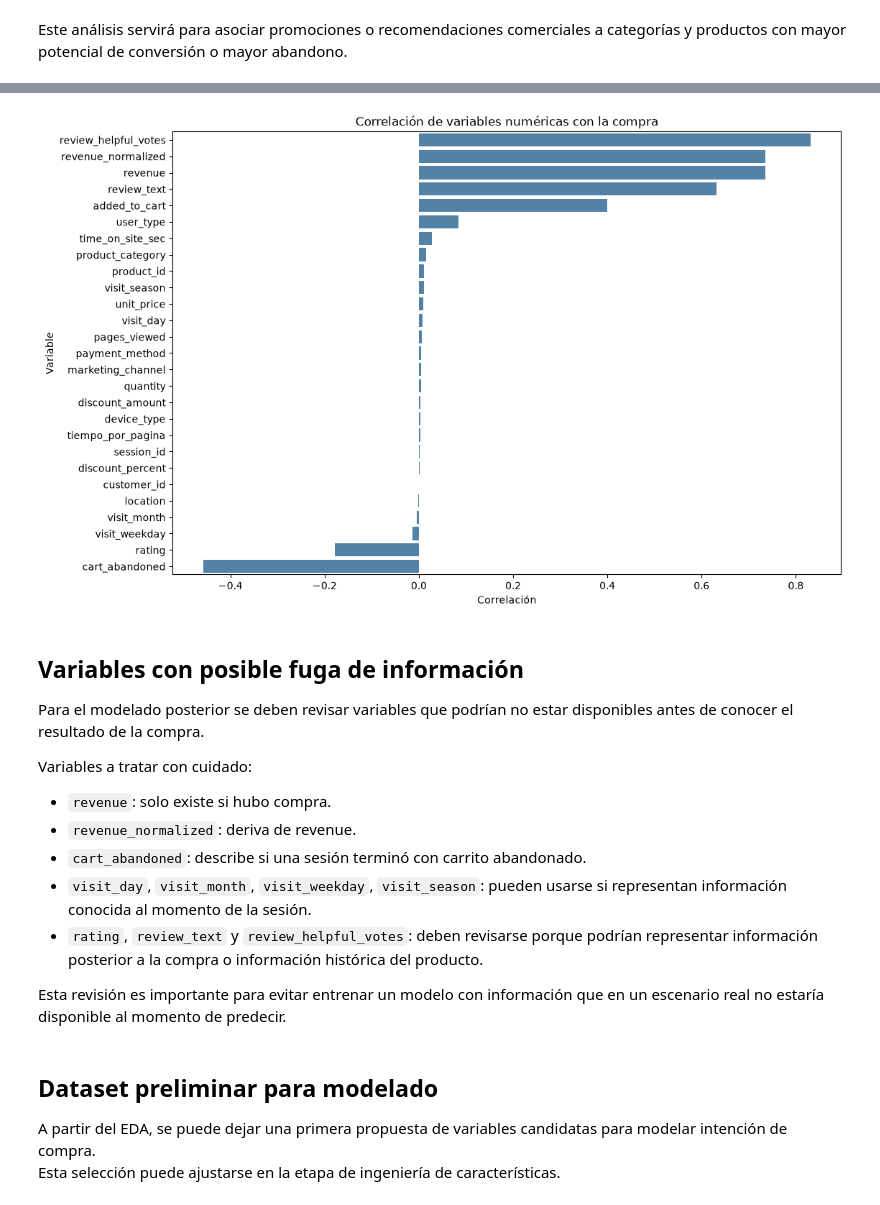
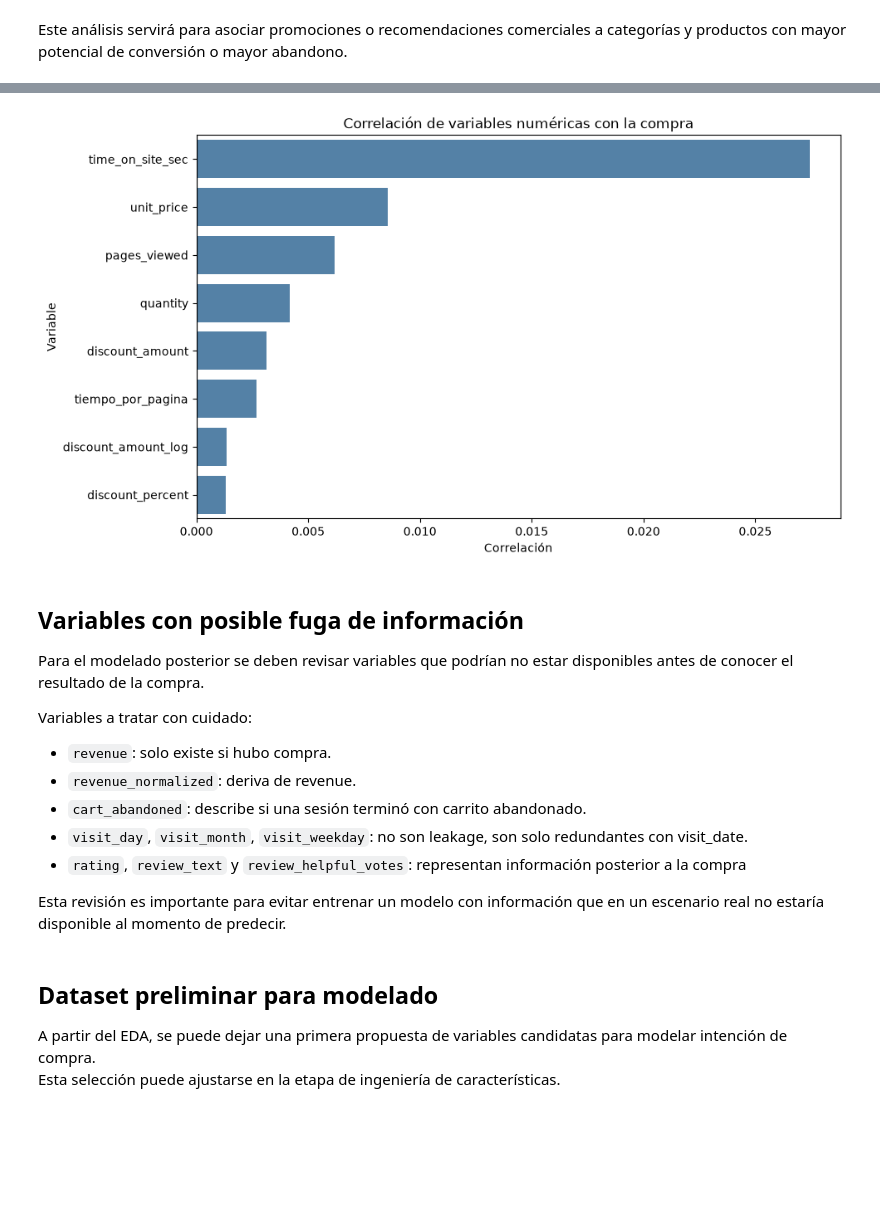
Before and after one commit to TomasDinardi/Proyecto-de-Recomendacion-InsightLab, a Jupyter notebook: MLOps-InsightLab/src/analisis_exploratorio.ipynb, the cells around one changed output, grey strips where cells are left out. Cells and saved outputs as stored; diff of their text form; code cells hidden in the pictures; blank space fills up the shorter version.

```diff
--- a/MLOps-InsightLab/src/analisis_exploratorio.ipynb
+++ b/MLOps-InsightLab/src/analisis_exploratorio.ipynb
@@ -284,5 +409,7 @@ Esto permite detectar asimetrías, concentración de valores y posibles outliers
 # %%
-for columna in columnas_numericas:
+columnas_numericas_sanas = [c for c in columnas_numericas if c not in ["revenue", "revenue_normalized", "review_helpful_votes"]]
+
+for columna in columnas_numericas_sanas:
     fig, axes = plt.subplots(1, 2, figsize=(12, 3.5))
 
     sns.histplot(
@@ -369,0 +519,2 @@ for columna in categoricas_para_graficar:
+# %%
+data["discount_amount_log"] = np.log1p(data["discount_amount"])
@@ -485,12 +790,14 @@ False    22.430751
 True     22.486034
 Name: purchased, dtype: float64
 # %%
+data["purchased_num"] = data[TARGET].astype(int)
+
 plt.figure(figsize=(8, 4))
 
 sns.barplot(
     data=data,
     x="discount_percent",
-    y=TARGET,
+    y="purchased_num",
     estimator=np.mean,
     errorbar=None,
     color="steelblue"
@@ -681,11 +1070,18 @@ Se calcula la correlación entre variables numéricas.
 Para interpretar el modelo de compra hay que tener cuidado con variables posteriores a la compra, como `revenue` y `revenue_normalized`, porque pueden generar fuga de información si se usan como predictoras.
 # %%
-# Correlación con la variable objetivo
 print("Correlación con variable objetivo:\n")
 
+columnas_para_correlacion = [
+    "unit_price", "quantity", "discount_percent", "discount_amount",
+    "discount_amount_log", "pages_viewed", "time_on_site_sec", "tiempo_por_pagina"
+]
+
+data_corr = data[columnas_para_correlacion].copy()
+data_corr["purchased_num"] = data[TARGET].astype(int)
+
 correlations = (
-    data.corr(numeric_only=True)[TARGET]
-    .drop(TARGET)
+    data_corr.corr()["purchased_num"]
+    .drop("purchased_num")
     .sort_values(ascending=False)
     .round(2)
 )
@@ -727,28 +1184,19 @@ Matriz de Correlación:
 # %%
-# Correlación de las variables numéricas con la variable objetivo
-correlacion_target = (
-    data.select_dtypes(include="number")
-    .corr()[TARGET]
-    .drop(TARGET)
-)
+correlacion_target = data_corr.corr()["purchased_num"].drop("purchased_num").sort_values(ascending=False)
 
-# Ordenamos desde la correlación más negativa hasta la más positiva
-correlacion_target = correlacion_target.sort_values(ascending=False)
-
-plt.figure(figsize=(12, 8))
-
+plt.figure(figsize=(10, 6))
 sns.barplot(
     x=correlacion_target.values,
     y=correlacion_target.index,
     color="steelblue"
 )
-
 plt.title("Correlación de variables numéricas con la compra")
 plt.xlabel("Correlación")
 plt.ylabel("Variable")
+plt.axvline(0, color="black", linewidth=0.8)
 plt.show()
 # %% [output]
-[figure, old version]
+[figure, new version]
 # %% [markdown]
 ## Variables con posible fuga de información
 
@@ -759,8 +1207,8 @@ Variables a tratar con cuidado:
 - `revenue`: solo existe si hubo compra.
 - `revenue_normalized`: deriva de revenue.
 - `cart_abandoned`: describe si una sesión terminó con carrito abandonado.
-- `visit_day`, `visit_month`, `visit_weekday`, `visit_season`: pueden usarse si representan información conocida al momento de la sesión.
-- `rating`, `review_text` y `review_helpful_votes`: deben revisarse porque podrían representar información posterior a la compra o información histórica del producto.
+- `visit_day`, `visit_month`, `visit_weekday`: no son leakage, son solo redundantes con visit_date.
+- `rating`, `review_text` y `review_helpful_votes`: representan información posterior a la compra
 
 Esta revisión es importante para evitar entrenar un modelo con información que en un escenario real no estaría disponible al momento de predecir.
 # %% [markdown]
```
Also changed, not shown: parts of 71 cells of this notebook.
